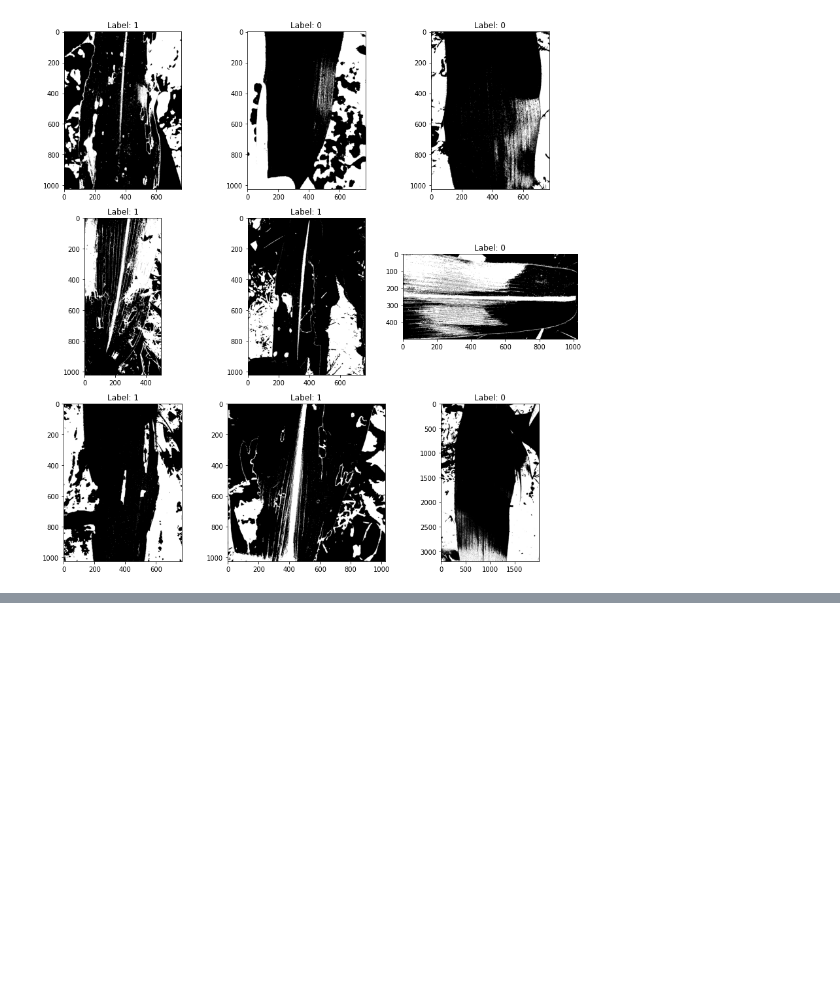
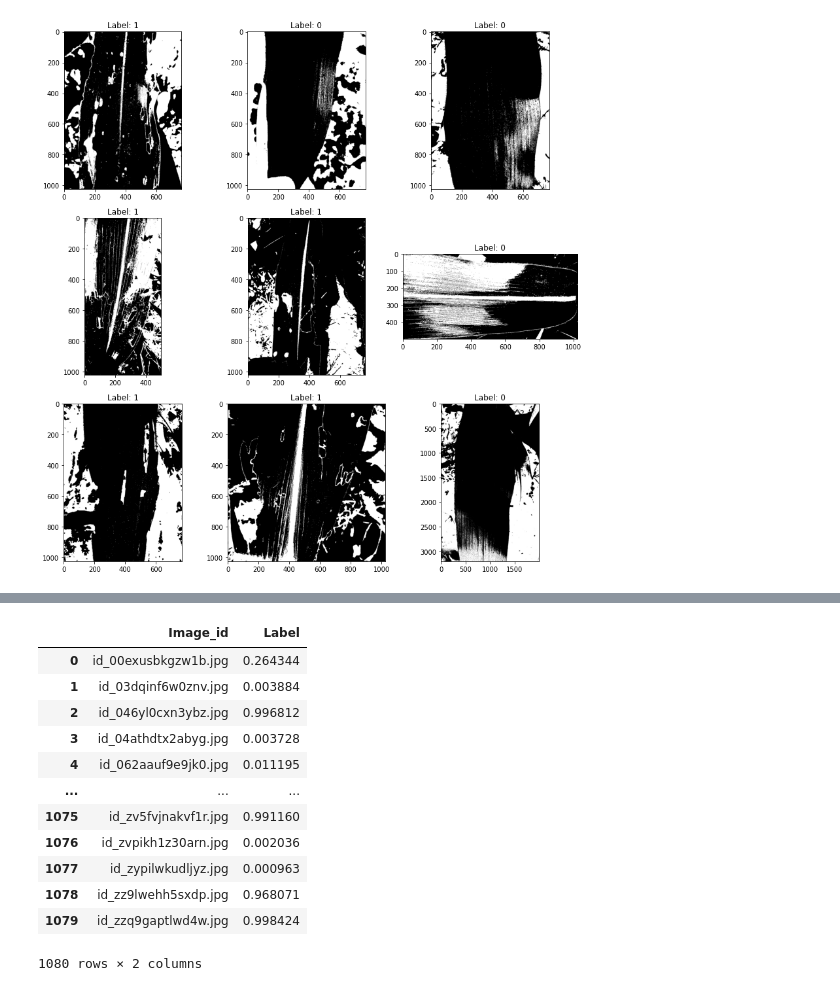
Before and after one commit to Bibhash123/Zindi-Armyworm, a Jupyter notebook: notebooks/Zindi_Armyworm_Segmented.ipynb, the cells around one changed output, grey strips where cells are left out. Drawn from its saved outputs; the diff is of its cells as text; code cells hidden in the pictures; blank space fills up the shorter version.

```diff
--- a/notebooks/Zindi_Armyworm_Segmented.ipynb
+++ b/notebooks/Zindi_Armyworm_Segmented.ipynb
@@ -390,0 +406,16 @@ ss
+# %%
+pd.read_csv("submission.csv")
+# %% [output]
+|  | Image_id | Label |
+| 0 | id_00exusbkgzw1b.jpg | 0.264344 |
+| 1 | id_03dqinf6w0znv.jpg | 0.003884 |
+| 2 | id_046yl0cxn3ybz.jpg | 0.996812 |
+| 3 | id_04athdtx2abyg.jpg | 0.003728 |
+| 4 | id_062aauf9e9jk0.jpg | 0.011195 |
+| ... | ... | ... |
+| 1075 | id_zv5fvjnakvf1r.jpg | 0.991160 |
+| 1076 | id_zvpikh1z30arn.jpg | 0.002036 |
+| 1077 | id_zypilwkudljyz.jpg | 0.000963 |
+| 1078 | id_zz9lwehh5sxdp.jpg | 0.968071 |
+| 1079 | id_zzq9gaptlwd4w.jpg | 0.998424 |
+1080 rows × 2 columns
```
Also changed, not shown: parts of 12 cells of this notebook.
